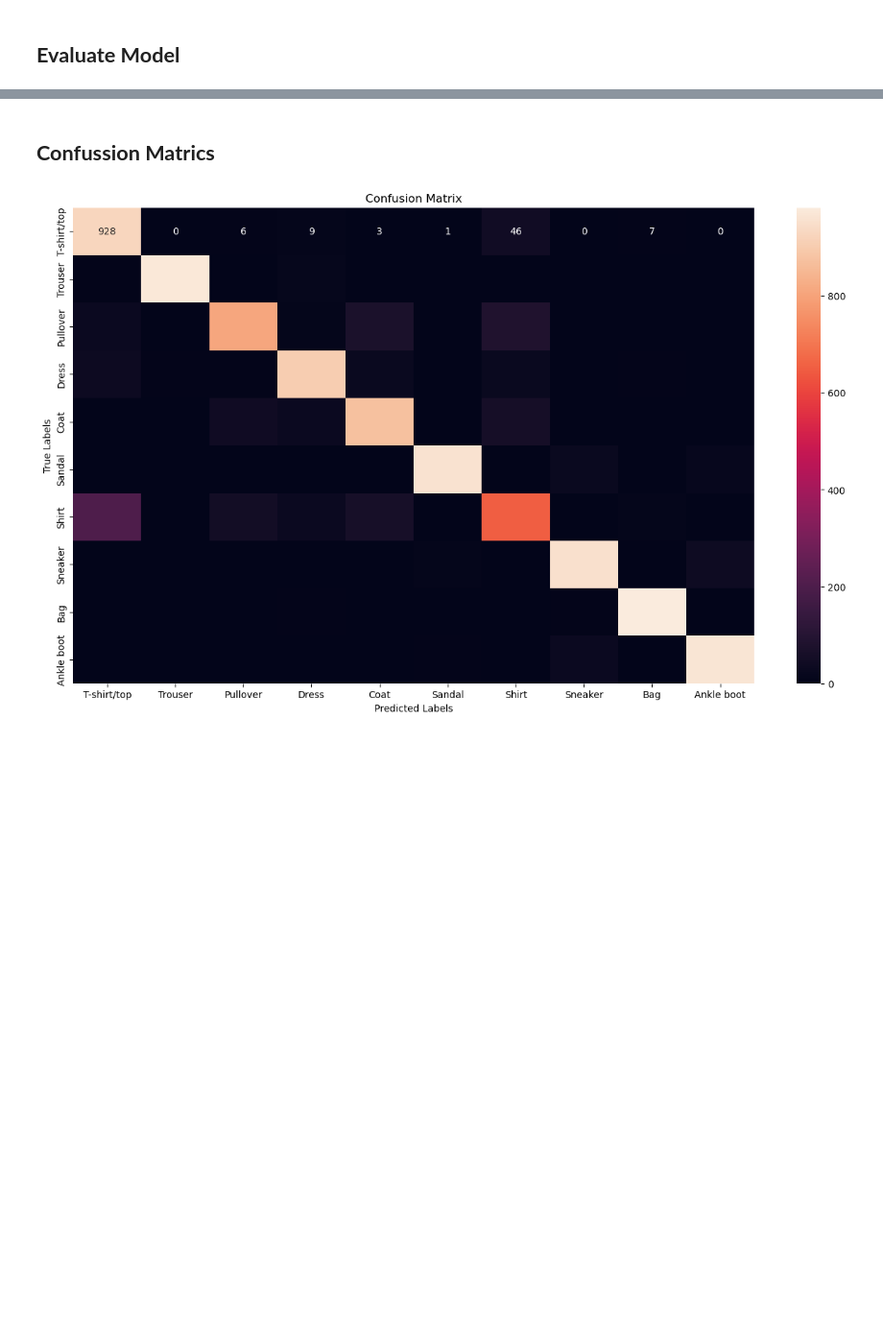
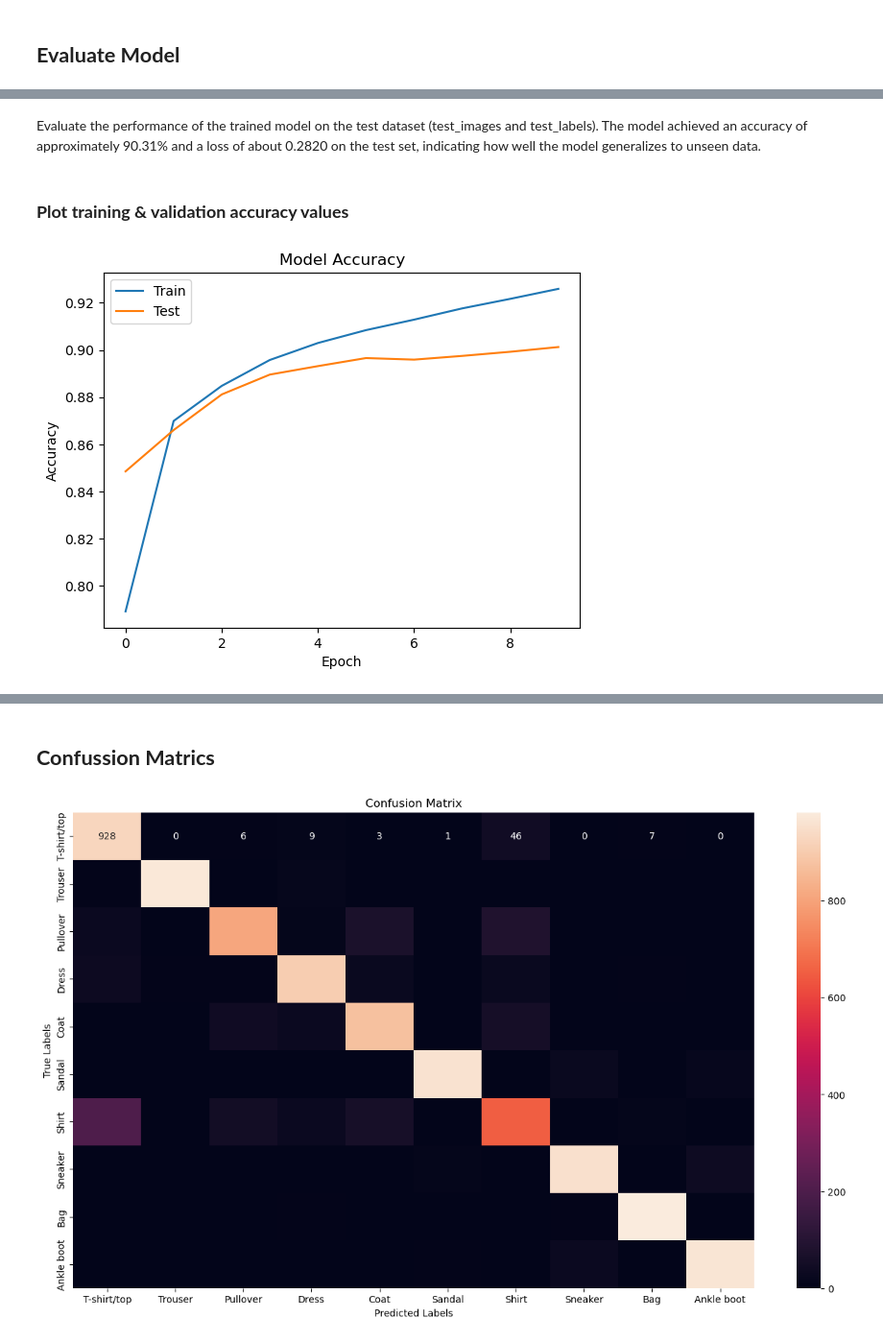
Before and after one commit to iamisaackn/AI-Fashion-Image-Classification, a Jupyter notebook: notebook.ipynb, the cells around one changed output, grey strips where cells are left out. Shown at 96% size. Saved outputs shown, nothing was run; the diff lists cells and outputs as text; code cells hidden in the pictures; blank space fills up the shorter version.

```diff
--- a/notebook.ipynb
+++ b/notebook.ipynb
@@ -162,10 +215,15 @@ X_val.shape, y_val.shape
 ## **Model Selection - CNN**
 # %%
 model = models.Sequential([
-    layers.Conv2D(filters=32, kernel_size=3, strides=(1, 1), padding="valid", activation="relu", input_shape=[28, 28, 1]),
-    layers.MaxPooling2D(pool_size=(2,2)),
+    layers.Conv2D(filters=32, kernel_size=3, activation='relu', input_shape=[28, 28, 1]),
+    layers.MaxPooling2D(pool_size=2),
+    layers.Conv2D(filters=64, kernel_size=3, activation='relu'),
+    layers.MaxPooling2D(pool_size=2),
+    layers.Conv2D(filters=128, kernel_size=3, activation='relu'),
     layers.Flatten(),
-    layers.Dense(units=128, activation='relu'),
+    layers.Dense(units=512, activation='relu'),
+    layers.Dropout(0.5),
+    layers.Dense(units=256, activation='relu'),
     layers.Dense(units=10, activation='softmax'),
 ])
 # %% [output]
@@ -192,3 +256,5 @@ Model: "sequential"
  Non-trainable params: 0 (0.00 B)
 # %%
-model.compile(optimizer='adam', loss='sparse_categorical_crossentropy', metrics=['accuracy'])
+optimizer = optimizers.Adam(learning_rate=0.0001)
+
+model.compile(optimizer=optimizer, loss='sparse_categorical_crossentropy', metrics=['accuracy'])
@@ -195,5 +263,5 @@ model.compile(optimizer='adam', loss='sparse_categorical_crossentropy', metrics=
 # %% [markdown]
 ## **Train Model**
 # %%
-model.fit(X_train, y_train, epochs=10, batch_size=512, verbose=1, validation_data=(X_val, y_val))
+history = model.fit(X_train, y_train, epochs=40, batch_size=512, verbose=1, validation_data=(X_val, y_val))
 # %% [output]
@@ -284,10 +360,15 @@ model.evaluate(test_images, test_labels)
 [0.2831084132194519, 0.899399995803833]
+# %% [markdown]
+Evaluate the performance of the trained model on the test dataset (test_images and test_labels). The model achieved an accuracy of approximately 90.31% and a loss of about 0.2820 on the test set, indicating how well the model generalizes to unseen data.
+# %% [markdown]
+### **Plot training & validation accuracy values**
 # %%
-# # Plot training & validation accuracy values
-# plt.plot(history.history['accuracy'])
-# plt.plot(history.history['val_accuracy'])
-# plt.title('Model accuracy')
-# plt.ylabel('Accuracy')
-# plt.xlabel('Epoch')
-# plt.legend(['Train', 'Test'], loc='upper left')
-# plt.show()
+plt.plot(history.history['accuracy'])
+plt.plot(history.history['val_accuracy'])
+plt.title('Model Accuracy')
+plt.ylabel('Accuracy')
+plt.xlabel('Epoch')
+plt.legend(['Train', 'Test'], loc='upper left')
+plt.show()
+# %% [output]
+[figure, added]
```
Also changed, not shown: parts of 41 cells of this notebook, 3 other files.
